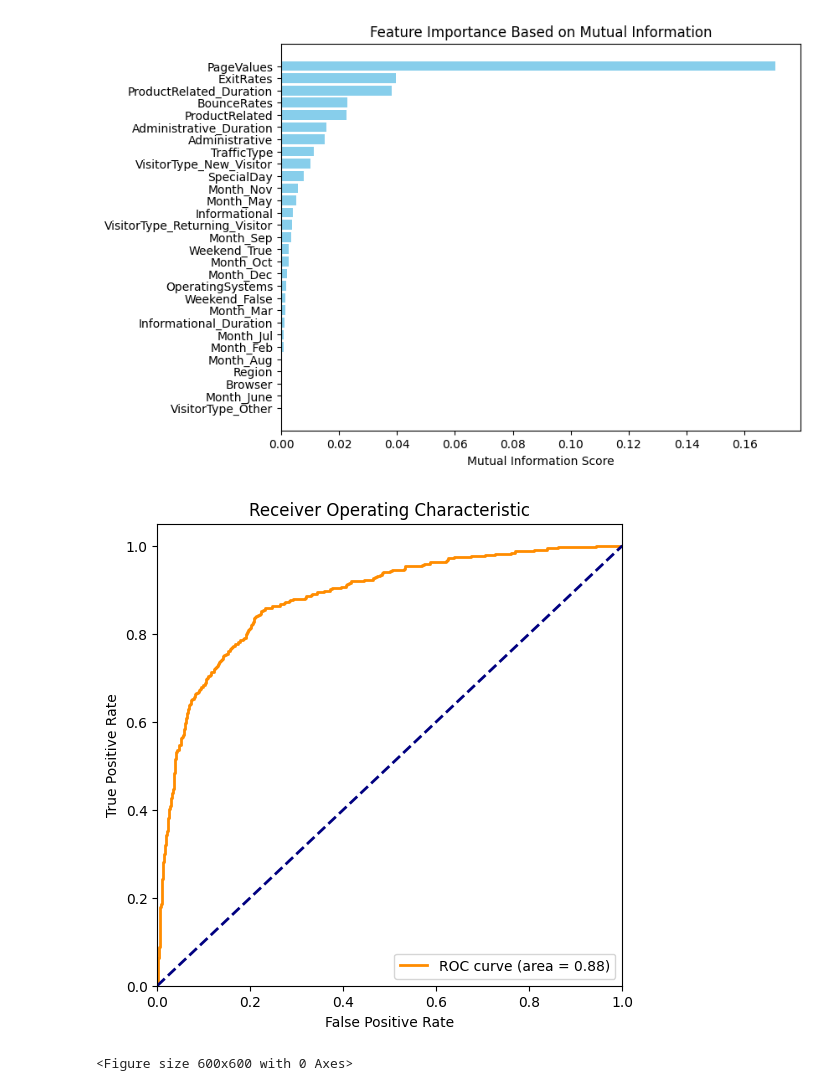
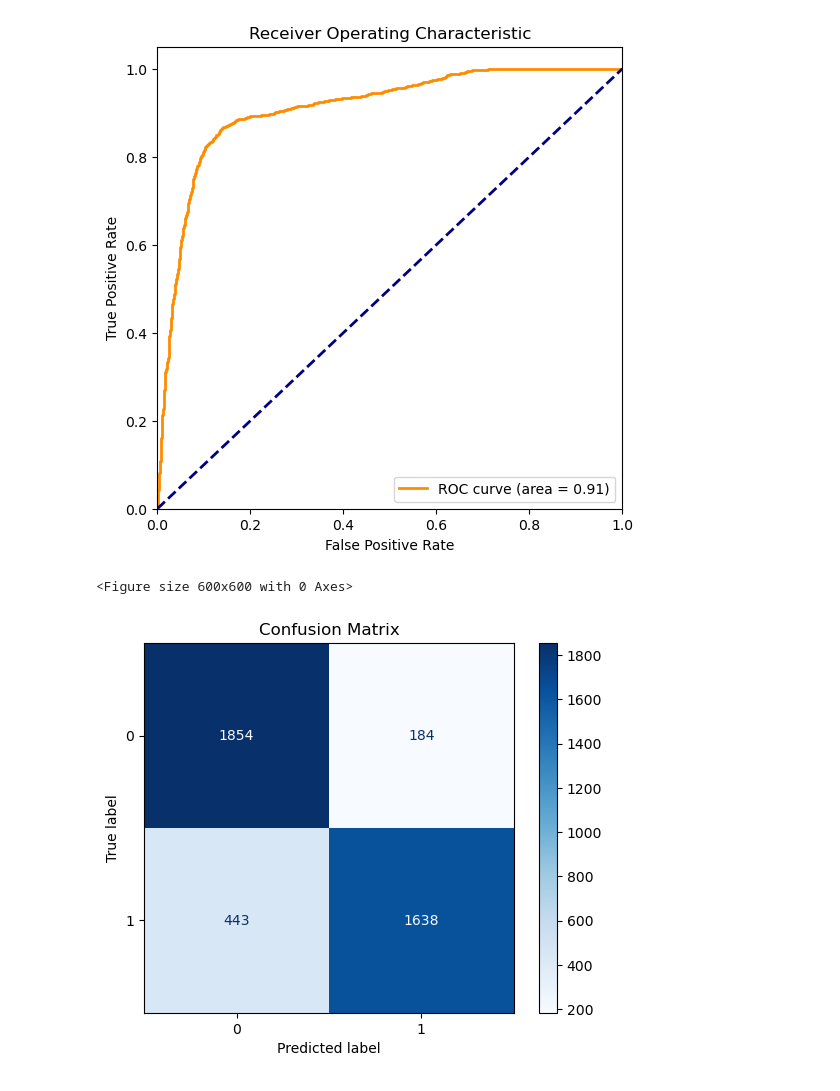
Before and after one commit to LosPadrinosMemens/FPA_DataAnalysis, a Jupyter notebook: LogisticReg.ipynb, the cells around one changed output. Drawn from its saved outputs; the diff is of its cells as text; code cells hidden in the pictures.

```diff
--- a/LogisticReg.ipynb
+++ b/LogisticReg.ipynb
@@ -47,11 +33,19 @@ top_features_mi = [i for i in sorted(range(len(mi_scores)), key=lambda i: mi_sco
+# %%
+top_features = read_index_from_json("MI")
+X_train = data_train.drop(columns=["Revenue_int"])
+X_train = X_train.loc[:,top_features]
+y_train = data_train["Revenue_int"]
+X_test = data_test.drop(columns=["Revenue_int"])
+X_test = X_test.loc[:,top_features]
+y_test = data_test["Revenue_int"]
 # %%
 # Initialize and train the logistic regression model using features from MI
-logreg = LogisticRegression(max_iter=1000)
-logreg.fit(X_train[:, top_features_mi], y_train)
+logreg = LogisticRegression(max_iter=1000, solver='newton-cg')
+logreg.fit(X_train, y_train)
 
 # Prediction: get the probability of the positive class
-y_pred_proba = logreg.predict_proba(X_test[:, top_features_mi])[:, 1]  # Only positive class probabilities
-y_pred = logreg.predict(X_test[:, top_features_mi])
+y_pred_proba = logreg.predict_proba(X_test)[:, 1]  # Only positive class probabilities
+y_pred = logreg.predict(X_test)
 
 
 # Calculate accuracy and display classification report
@@ -86,75 +80,29 @@ AUC Score: 0.8829300278361186
 # %%
 import matplotlib.pyplot as plt
 from sklearn.metrics import roc_curve, auc, precision_recall_curve, ConfusionMatrixDisplay
 from sklearn.feature_selection import mutual_info_classif
-
-# Prepare a function to get feature names from ColumnTransformer
-def get_feature_names(column_transformer):
-    """Get feature names from all transformers."""
-    output_features = []
-
-    # Loop over all transformers
-    for name, transformer, features in column_transformer.transformers_:
-        if name == 'remainder':
-            continue
-
-        if hasattr(transformer, 'get_feature_names_out'):
-            if isinstance(features, slice):
-                features = range(X_train.shape[1])[features]
-            feature_names = transformer.get_feature_names_out(features)
-        else:
-            feature_names = features  # for transformers without a get_feature_names_out method
-
-        output_features.extend(feature_names)
-
-    return output_features
-
-# Apply the ColumnTransformer to get new feature names
-X_transformed = preprocessor.fit_transform(X)
-feature_names = get_feature_names(preprocessor)
-
-# Calculate Mutual Information
-mi_scores = mutual_info_classif(X_train, y_train)
-
-# 1. Feature Importance Plot
-plt.figure(figsize=(8, 6))
-sorted_indices = np.argsort(mi_scores)
-plt.barh(np.array(feature_names)[sorted_indices], mi_scores[sorted_indices], color='skyblue')
-plt.xlabel('Mutual Information Score')
-plt.title('Feature Importance Based on Mutual Information')
-plt.show()
 
 # 2. ROC Curve
 fpr, tpr, _ = roc_curve(y_test, y_pred_proba)
 roc_auc = auc(fpr, tpr)
 
 plt.figure(figsize=(6, 6))
 plt.plot(fpr, tpr, color='darkorange', lw=2, label='ROC curve (area = %0.2f)' % roc_auc)
 plt.plot([0, 1], [0, 1], color='navy', lw=2, linestyle='--')
 plt.xlim([0.0, 1.0])
 plt.ylim([0.0, 1.05])
 plt.xlabel('False Positive Rate')
 plt.ylabel('True Positive Rate')
 plt.title('Receiver Operating Characteristic')
 plt.legend(loc="lower right")
 plt.show()
 
 # 3. Confusion Matrix Visualization
 plt.figure(figsize=(6, 6))
 ConfusionMatrixDisplay.from_predictions(y_test, y_pred, cmap=plt.cm.Blues)
 plt.title('Confusion Matrix')
 plt.show()
-
-# 4. Precision-Recall Curve
-precision, recall, thresholds = precision_recall_curve(y_test, y_pred_proba)
-plt.figure(figsize=(6, 6))
-plt.plot(recall, precision, marker='.', label='Precision-Recall curve')
-plt.xlabel('Recall')
-plt.ylabel('Precision')
-plt.title('Precision-Recall curve')
-plt.legend()
-plt.show()
 # %% [output]
-[figure, old version]
+[figure, new version]
+<Figure size 600x600 with 0 Axes>
-[figure, old version]
+[figure, new version]
-<Figure size 600x600 with 0 Axes>
```
Also changed, not shown: parts of 6 cells of this notebook, 4 other files.
